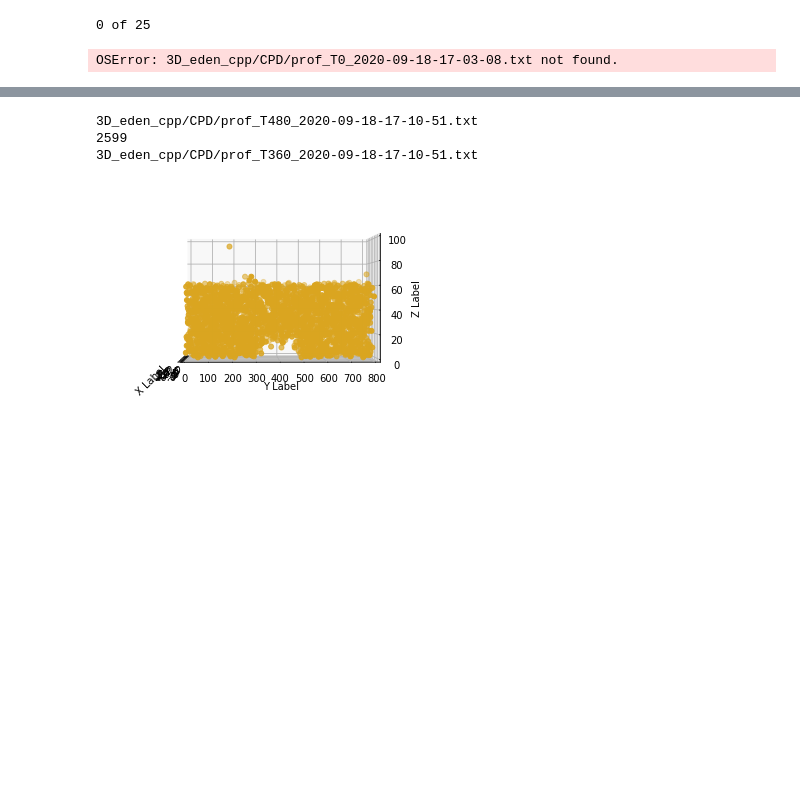
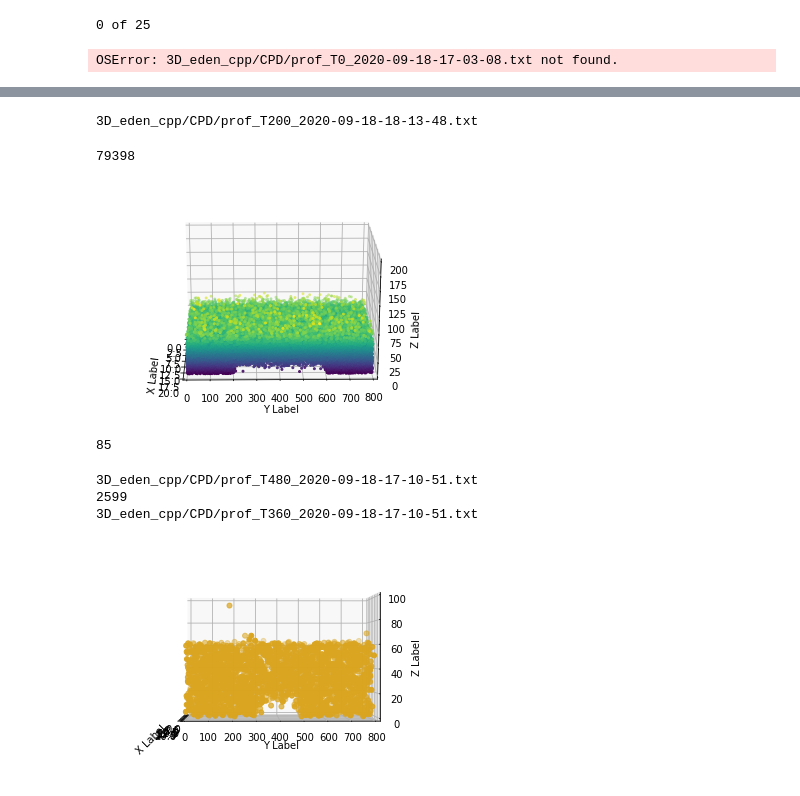
Before and after one commit to nkrishnan94/3D-Eden-Model, a Jupyter notebook: read_standard_data.ipynb, the cells around one changed output, grey strips where cells are left out. Drawn from its saved outputs; the diff is of its cells as text; code cells hidden in the pictures; blank space fills up the shorter version.

```diff
--- a/read_standard_data.ipynb
+++ b/read_standard_data.ipynb
@@ -298,3 +301,48 @@ len(arr[:,1])
+# %%
+from mpl_toolkits.mplot3d import Axes3D  # noqa: F401 unused import
+
+import matplotlib.pyplot as plt
+import numpy as np
+
+# Fixing random state for reproducibility
+
+f=files_t[5]
+print(f)
+fig = plt.figure()
+ax = fig.add_subplot(111, projection='3d')
+arr= np.loadtxt(f,delimiter=", ").astype(int)
+
+n = 100
+
+# For each set of style and range settings, plot n random points in the box
+# defined by x in [23, 32], y in [0, 100], z in [zlow, zhigh].
+
+
+
+
+ax.scatter(xs=arr[:,0],ys=arr[:,1],zs=arr[:,2],s=4,c = arr[:,2])
+
+
+
+
+ax.set_xlabel('X Label')
+ax.set_ylabel('Y Label')
+ax.set_zlabel('Z Label')
+ax.view_init(20, angle)
+ax.set_xlim([0,20])
+ax.set_ylim([0,802])
+ax.set_zlim([0,200])
+timestr = time.strftime("%Y_%m_%d-%H_%M_%S")
+#plt.savefig('gifs/final' + str())
+len(arr[:,1])
+# %% [output]
+3D_eden_cpp/CPD/prof_T200_2020-09-18-18-13-48.txt
+79398
+[figure, added]
+# %%
+np.max(arr[:,2])
+# %% [output]
+85
 # %%
 from mpl_toolkits.mplot3d import Axes3D  # noqa: F401 unused import
 
```
Also changed, not shown: parts of 3 cells of this notebook, 54 other files.
